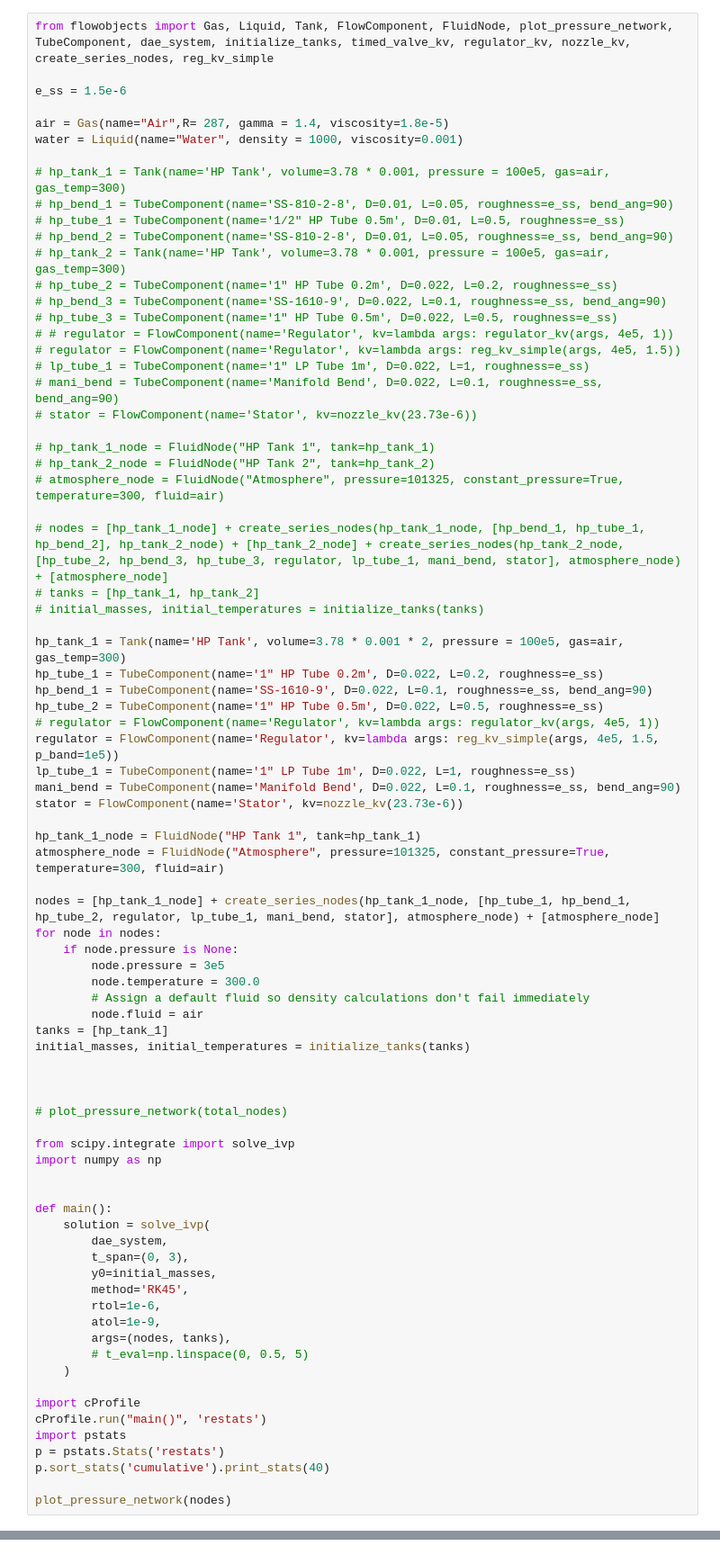
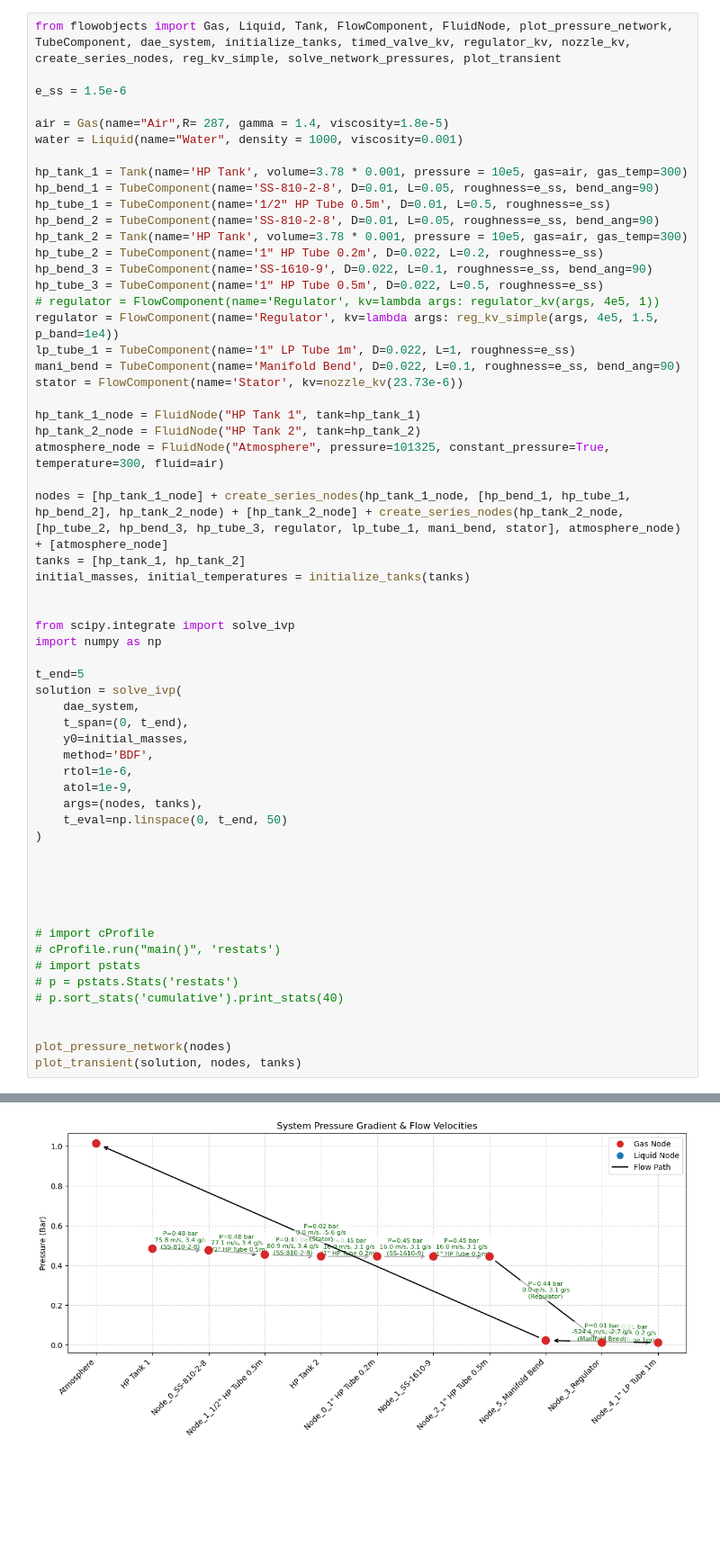
Before and after one commit to LpHiX/FYPTurbine, a Jupyter notebook: kvtest.ipynb, the cells around one changed output, grey strips where cells are left out. Shown at 90% size. Saved outputs shown, nothing was run; the diff lists cells and outputs as text; blank space fills up the shorter version.

```diff
--- a/kvtest.ipynb
+++ b/kvtest.ipynb
@@ -110,81 +65,60 @@ plot_pressure_network(total_nodes)
 # %%
-from flowobjects import Gas, Liquid, Tank, FlowComponent, FluidNode, plot_pressure_network, TubeComponent, dae_system, initialize_tanks, timed_valve_kv, regulator_kv, nozzle_kv, create_series_nodes, reg_kv_simple
+from flowobjects import Gas, Liquid, Tank, FlowComponent, FluidNode, plot_pressure_network, TubeComponent, dae_system, initialize_tanks, timed_valve_kv, regulator_kv, nozzle_kv, create_series_nodes, reg_kv_simple, solve_network_pressures, plot_transient
 
 e_ss = 1.5e-6
 
 air = Gas(name="Air",R= 287, gamma = 1.4, viscosity=1.8e-5)
 water = Liquid(name="Water", density = 1000, viscosity=0.001)
 
-# hp_tank_1 = Tank(name='HP Tank', volume=3.78 * 0.001, pressure = 100e5, gas=air, gas_temp=300)
-# hp_bend_1 = TubeComponent(name='SS-810-2-8', D=0.01, L=0.05, roughness=e_ss, bend_ang=90)
-# hp_tube_1 = TubeComponent(name='1/2" HP Tube 0.5m', D=0.01, L=0.5, roughness=e_ss)
-# hp_bend_2 = TubeComponent(name='SS-810-2-8', D=0.01, L=0.05, roughness=e_ss, bend_ang=90)
-# hp_tank_2 = Tank(name='HP Tank', volume=3.78 * 0.001, pressure = 100e5, gas=air, gas_temp=300)
-# hp_tube_2 = TubeComponent(name='1" HP Tube 0.2m', D=0.022, L=0.2, roughness=e_ss)
-# hp_bend_3 = TubeComponent(name='SS-1610-9', D=0.022, L=0.1, roughness=e_ss, bend_ang=90)
-# hp_tube_3 = TubeComponent(name='1" HP Tube 0.5m', D=0.022, L=0.5, roughness=e_ss)
-# # regulator = FlowComponent(name='Regulator', kv=lambda args: regulator_kv(args, 4e5, 1))
-# regulator = FlowComponent(name='Regulator', kv=lambda args: reg_kv_simple(args, 4e5, 1.5))
-# lp_tube_1 = TubeComponent(name='1" LP Tube 1m', D=0.022, L=1, roughness=e_ss)
-# mani_bend = TubeComponent(name='Manifold Bend', D=0.022, L=0.1, roughness=e_ss, bend_ang=90)
-# stator = FlowComponent(name='Stator', kv=nozzle_kv(23.73e-6))
-
-# hp_tank_1_node = FluidNode("HP Tank 1", tank=hp_tank_1)
-# hp_tank_2_node = FluidNode("HP Tank 2", tank=hp_tank_2)
-# atmosphere_node = FluidNode("Atmosphere", pressure=101325, constant_pressure=True, temperature=300, fluid=air)
-
-# nodes = [hp_tank_1_node] + create_series_nodes(hp_tank_1_node, [hp_bend_1, hp_tube_1, hp_bend_2], hp_tank_2_node) + [hp_tank_2_node] + create_series_nodes(hp_tank_2_node, [hp_tube_2, hp_bend_3, hp_tube_3, regulator, lp_tube_1, mani_bend, stator], atmosphere_node) + [atmosphere_node]
-# tanks = [hp_tank_1, hp_tank_2]
-# initial_masses, initial_temperatures = initialize_tanks(tanks)
-
-hp_tank_1 = Tank(name='HP Tank', volume=3.78 * 0.001 * 2, pressure = 100e5, gas=air, gas_temp=300)
-hp_tube_1 = TubeComponent(name='1" HP Tube 0.2m', D=0.022, L=0.2, roughness=e_ss)
-hp_bend_1 = TubeComponent(name='SS-1610-9', D=0.022, L=0.1, roughness=e_ss, bend_ang=90)
-hp_tube_2 = TubeComponent(name='1" HP Tube 0.5m', D=0.022, L=0.5, roughness=e_ss)
+hp_tank_1 = Tank(name='HP Tank', volume=3.78 * 0.001, pressure = 10e5, gas=air, gas_temp=300)
+hp_bend_1 = TubeComponent(name='SS-810-2-8', D=0.01, L=0.05, roughness=e_ss, bend_ang=90)
+hp_tube_1 = TubeComponent(name='1/2" HP Tube 0.5m', D=0.01, L=0.5, roughness=e_ss)
+hp_bend_2 = TubeComponent(name='SS-810-2-8', D=0.01, L=0.05, roughness=e_ss, bend_ang=90)
+hp_tank_2 = Tank(name='HP Tank', volume=3.78 * 0.001, pressure = 10e5, gas=air, gas_temp=300)
+hp_tube_2 = TubeComponent(name='1" HP Tube 0.2m', D=0.022, L=0.2, roughness=e_ss)
+hp_bend_3 = TubeComponent(name='SS-1610-9', D=0.022, L=0.1, roughness=e_ss, bend_ang=90)
+hp_tube_3 = TubeComponent(name='1" HP Tube 0.5m', D=0.022, L=0.5, roughness=e_ss)
 # regulator = FlowComponent(name='Regulator', kv=lambda args: regulator_kv(args, 4e5, 1))
-regulator = FlowComponent(name='Regulator', kv=lambda args: reg_kv_simple(args, 4e5, 1.5, p_band=1e5))
+regulator = FlowComponent(name='Regulator', kv=lambda args: reg_kv_simple(args, 4e5, 1.5, p_band=1e4))
 lp_tube_1 = TubeComponent(name='1" LP Tube 1m', D=0.022, L=1, roughness=e_ss)
 mani_bend = TubeComponent(name='Manifold Bend', D=0.022, L=0.1, roughness=e_ss, bend_ang=90)
 stator = FlowComponent(name='Stator', kv=nozzle_kv(23.73e-6))
 
 hp_tank_1_node = FluidNode("HP Tank 1", tank=hp_tank_1)
+hp_tank_2_node = FluidNode("HP Tank 2", tank=hp_tank_2)
 atmosphere_node = FluidNode("Atmosphere", pressure=101325, constant_pressure=True, temperature=300, fluid=air)
 
-nodes = [hp_tank_1_node] + create_series_nodes(hp_tank_1_node, [hp_tube_1, hp_bend_1, hp_tube_2, regulator, lp_tube_1, mani_bend, stator], atmosphere_node) + [atmosphere_node]
-for node in nodes:
-    if node.pressure is None:
-        node.pressure = 3e5
-        node.temperature = 300.0
-        # Assign a default fluid so density calculations don't fail immediately
-        node.fluid = air
-tanks = [hp_tank_1]
+nodes = [hp_tank_1_node] + create_series_nodes(hp_tank_1_node, [hp_bend_1, hp_tube_1, hp_bend_2], hp_tank_2_node) + [hp_tank_2_node] + create_series_nodes(hp_tank_2_node, [hp_tube_2, hp_bend_3, hp_tube_3, regulator, lp_tube_1, mani_bend, stator], atmosphere_node) + [atmosphere_node]
+tanks = [hp_tank_1, hp_tank_2]
 initial_masses, initial_temperatures = initialize_tanks(tanks)
 
-
-
-# plot_pressure_network(total_nodes)
 
 from scipy.integrate import solve_ivp
 import numpy as np
 
+t_end=5
+solution = solve_ivp(
+    dae_system,
+    t_span=(0, t_end),
+    y0=initial_masses,
+    method='BDF',
+    rtol=1e-6,
+    atol=1e-9,
+    args=(nodes, tanks),
+    t_eval=np.linspace(0, t_end, 50)
+)
 
-def main():
-    solution = solve_ivp(
-        dae_system,
-        t_span=(0, 3),
-        y0=initial_masses,
-        method='RK45',
-        rtol=1e-6,
-        atol=1e-9,
-        args=(nodes, tanks),
-        # t_eval=np.linspace(0, 0.5, 5)
-    )
 
-import cProfile
-cProfile.run("main()", 'restats')
-import pstats
-p = pstats.Stats('restats')
-p.sort_stats('cumulative').print_stats(40)
+
+
+
+# import cProfile
+# cProfile.run("main()", 'restats')
+# import pstats
+# p = pstats.Stats('restats')
+# p.sort_stats('cumulative').print_stats(40)
+
 
 plot_pressure_network(nodes)
+plot_transient(solution, nodes, tanks)
 # %% [output]
@@ -192,0 +126 @@ KeyboardInterrupt:
+[figure, added]
```
Also changed, not shown: parts of 8 cells of this notebook, 2 other files.
